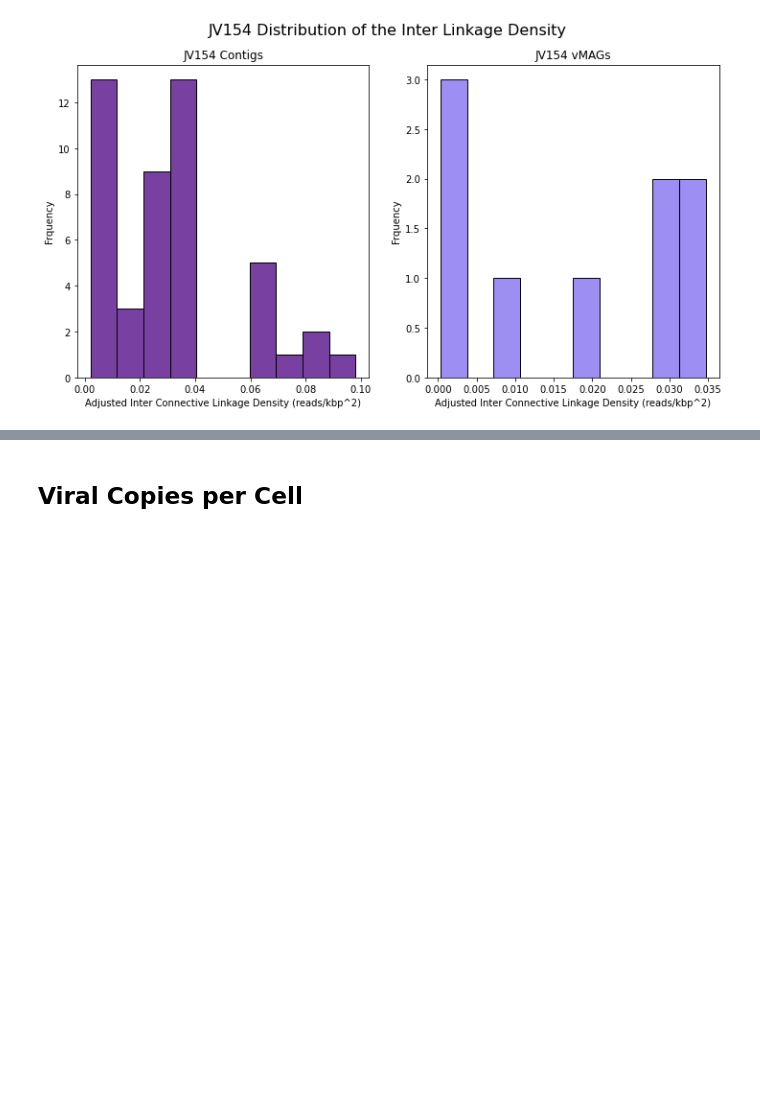
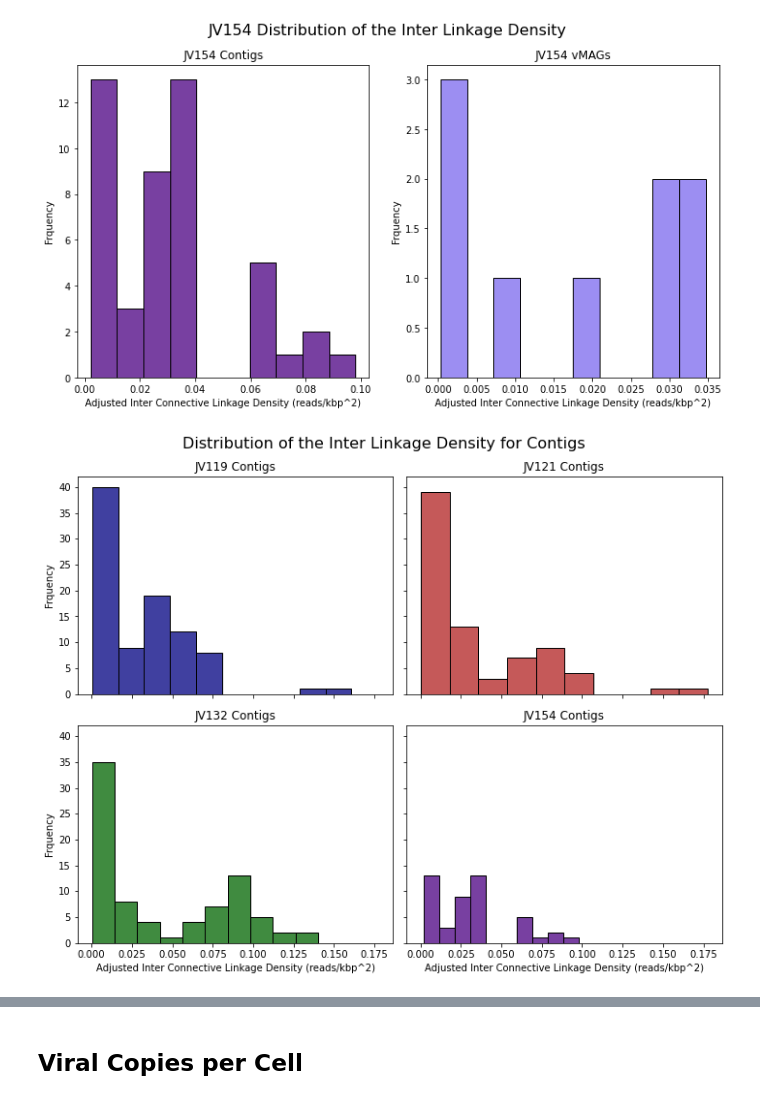
Before and after one commit to mdherring/OMZ_MH_Analysis, a Jupyter notebook: 02_host_virus_assoc_summary.ipynb, the cells around one changed output, grey strips where cells are left out. Drawn from its saved outputs; the diff is of its cells as text; code cells hidden in the pictures; blank space fills up the shorter version.

```diff
--- a/02_host_virus_assoc_summary.ipynb
+++ b/02_host_virus_assoc_summary.ipynb
@@ -200,3 +229,32 @@ fig.suptitle('JV154 Distribution of the Inter Linkage Density',fontsize=16)
 # %% [output]
 Text(0.5, 0.98, 'JV154 Distribution of the Inter Linkage Density')
 [figure]
+# %%
+# plot all contigs together
+
+fig, axes = plt.subplots(nrows=2, ncols=2, figsize=(10,8), sharex=True, sharey=True)
+
+sns.histplot(jv119_contig['adjusted_inter_linkage_density'],ax= axes[0,0], bins=10, color='navy', edgecolor='black')
+axes[0,0].set_xlabel('Adjusted Inter Connective Linkage Density (reads/kbp^2)')
+axes[0,0].set_ylabel('Frquency')
+axes[0,0].set_title('JV119 Contigs')
+
+sns.histplot(jv121_contig['adjusted_inter_linkage_density'],ax= axes[0,1], bins=10, color='firebrick', edgecolor='black')
+axes[0,1].set_xlabel('Adjusted Inter Connective Linkage Density (reads/kbp^2)')
+axes[0,1].set_ylabel('Frquency')
+axes[0,1].set_title('JV121 Contigs')
+
+sns.histplot(jv132_contig['adjusted_inter_linkage_density'],ax= axes[1,0], bins=10, color='darkgreen', edgecolor='black')
+axes[1,0].set_xlabel('Adjusted Inter Connective Linkage Density (reads/kbp^2)')
+axes[1,0].set_ylabel('Frquency')
+axes[1,0].set_title('JV132 Contigs')
+
+sns.histplot(jv154_contig['adjusted_inter_linkage_density'],ax= axes[1,1], bins=10, color='indigo', edgecolor='black')
+axes[1,1].set_xlabel('Adjusted Inter Connective Linkage Density (reads/kbp^2)')
+axes[1,1].set_ylabel('Frquency')
+axes[1,1].set_title('JV154 Contigs')
+
+fig.suptitle('Distribution of the Inter Linkage Density for Contigs',fontsize=16)
+plt.tight_layout()
+# %% [output]
+[figure, added]
```
Also changed, not shown: parts of 2 cells of this notebook.
